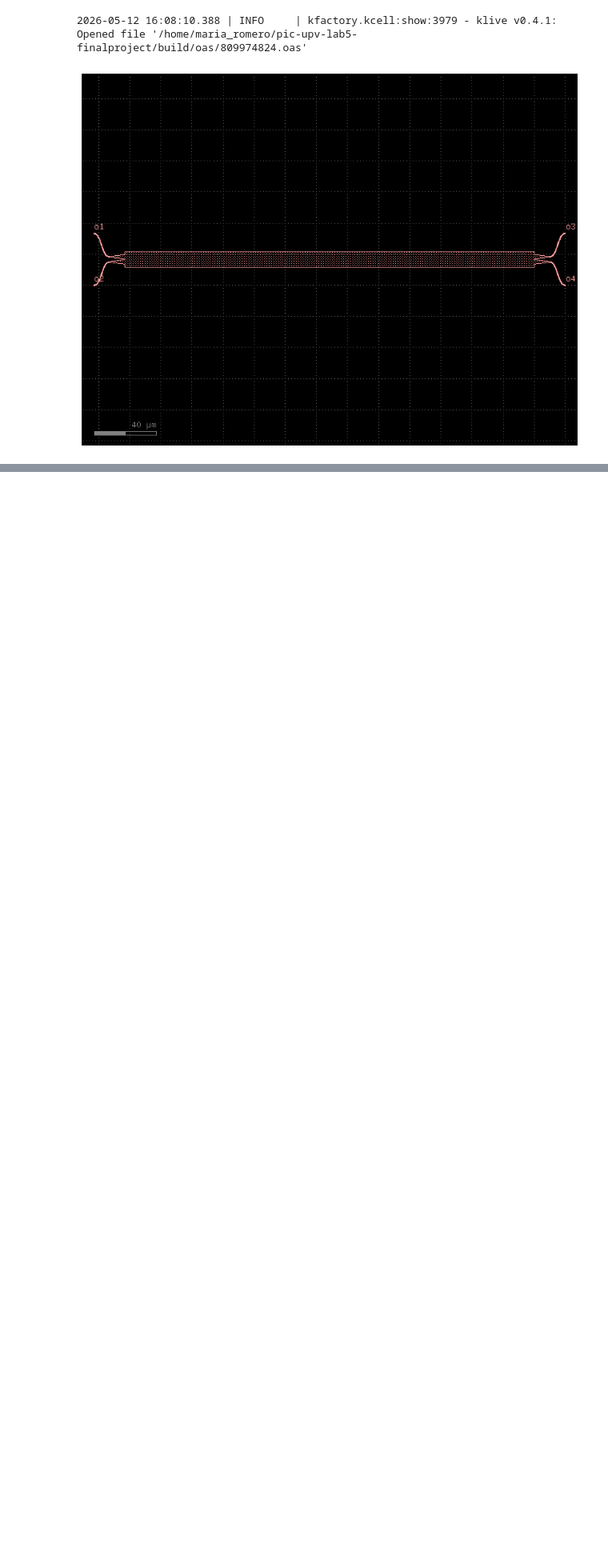
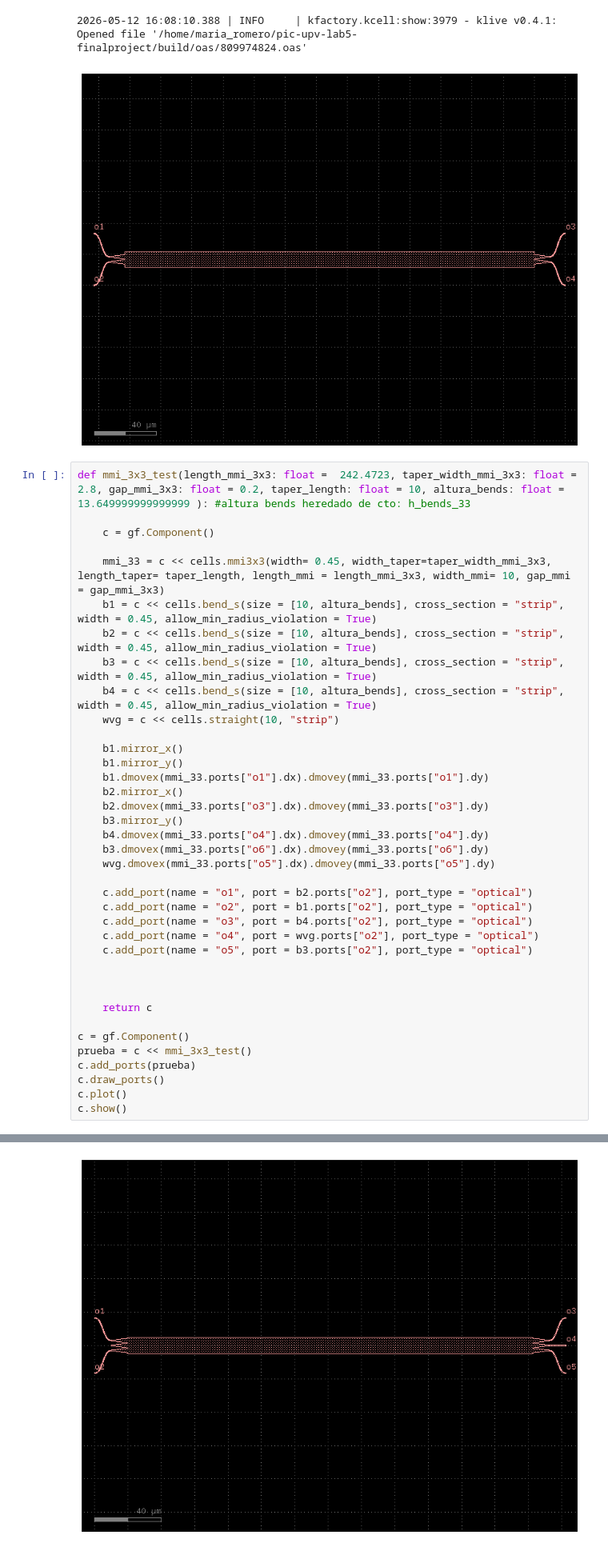
Before and after one commit to mromgar1/pic-upv-lab5-finalproject, a Jupyter notebook: LAYOUT_SOI.ipynb, the cells around one changed output, grey strips where cells are left out. Shown at 80% size. Drawn from its saved outputs; the diff is of its cells as text; blank space fills up the shorter version.

Commit message:
test mmis

```diff
--- a/LAYOUT_SOI.ipynb
+++ b/LAYOUT_SOI.ipynb
@@ -152,3 +153,42 @@ c.show()
 # %% [output]
 2026-05-12 16:08:10.388 | INFO     | kfactory.kcell:show:3979 - klive v0.4.1: Opened file '/home/maria_romero/pic-upv-lab5-finalproject/build/oas/809974824.oas'
 [figure]
+# %%
+def mmi_3x3_test(length_mmi_3x3: float =  242.4723, taper_width_mmi_3x3: float = 2.8, gap_mmi_3x3: float = 0.2, taper_length: float = 10, altura_bends: float = 13.649999999999999 ): #altura bends heredado de cto: h_bends_33
+
+    c = gf.Component()
+
+    mmi_33 = c << cells.mmi3x3(width= 0.45, width_taper=taper_width_mmi_3x3, length_taper= taper_length, length_mmi = length_mmi_3x3, width_mmi= 10, gap_mmi = gap_mmi_3x3)
+    b1 = c << cells.bend_s(size = [10, altura_bends], cross_section = "strip", width = 0.45, allow_min_radius_violation = True)
+    b2 = c << cells.bend_s(size = [10, altura_bends], cross_section = "strip", width = 0.45, allow_min_radius_violation = True)
+    b3 = c << cells.bend_s(size = [10, altura_bends], cross_section = "strip", width = 0.45, allow_min_radius_violation = True)
+    b4 = c << cells.bend_s(size = [10, altura_bends], cross_section = "strip", width = 0.45, allow_min_radius_violation = True)
+    wvg = c << cells.straight(10, "strip")
+
+    b1.mirror_x()
+    b1.mirror_y()
+    b1.dmovex(mmi_33.ports["o1"].dx).dmovey(mmi_33.ports["o1"].dy)
+    b2.mirror_x()
+    b2.dmovex(mmi_33.ports["o3"].dx).dmovey(mmi_33.ports["o3"].dy)
+    b3.mirror_y()
+    b4.dmovex(mmi_33.ports["o4"].dx).dmovey(mmi_33.ports["o4"].dy)
+    b3.dmovex(mmi_33.ports["o6"].dx).dmovey(mmi_33.ports["o6"].dy)
+    wvg.dmovex(mmi_33.ports["o5"].dx).dmovey(mmi_33.ports["o5"].dy)
+
+    c.add_port(name = "o1", port = b2.ports["o2"], port_type = "optical")
+    c.add_port(name = "o2", port = b1.ports["o2"], port_type = "optical")
+    c.add_port(name = "o3", port = b4.ports["o2"], port_type = "optical")
+    c.add_port(name = "o4", port = wvg.ports["o2"], port_type = "optical")
+    c.add_port(name = "o5", port = b3.ports["o2"], port_type = "optical")
+
+
+
+    return c
+
+c = gf.Component()
+prueba = c << mmi_3x3_test()
+c.add_ports(prueba)
+c.draw_ports()
+c.plot()
+c.show()
+# %% [output]
@@ -154,0 +196 @@ c.show()
+[figure, added]
```
Also changed, not shown: parts of 3 cells of this notebook, 1 other file.
